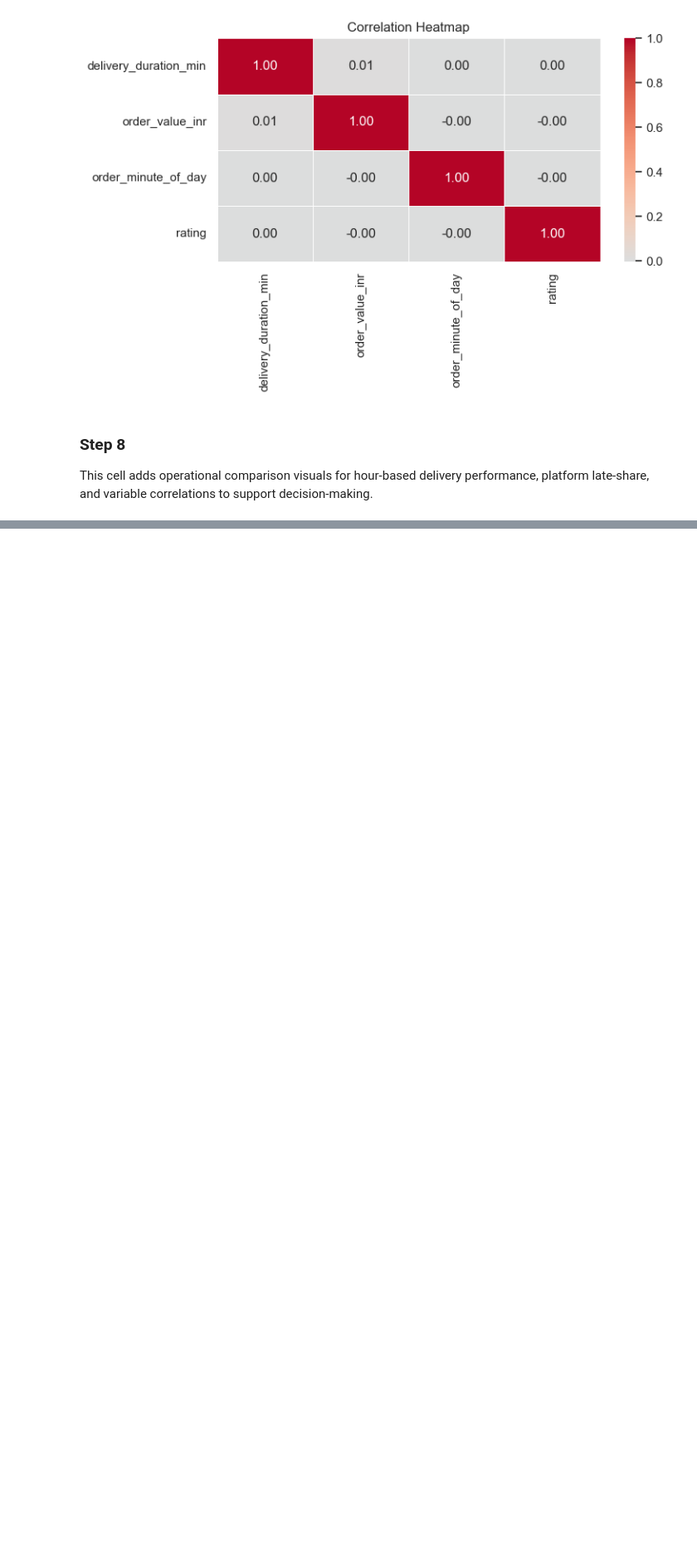
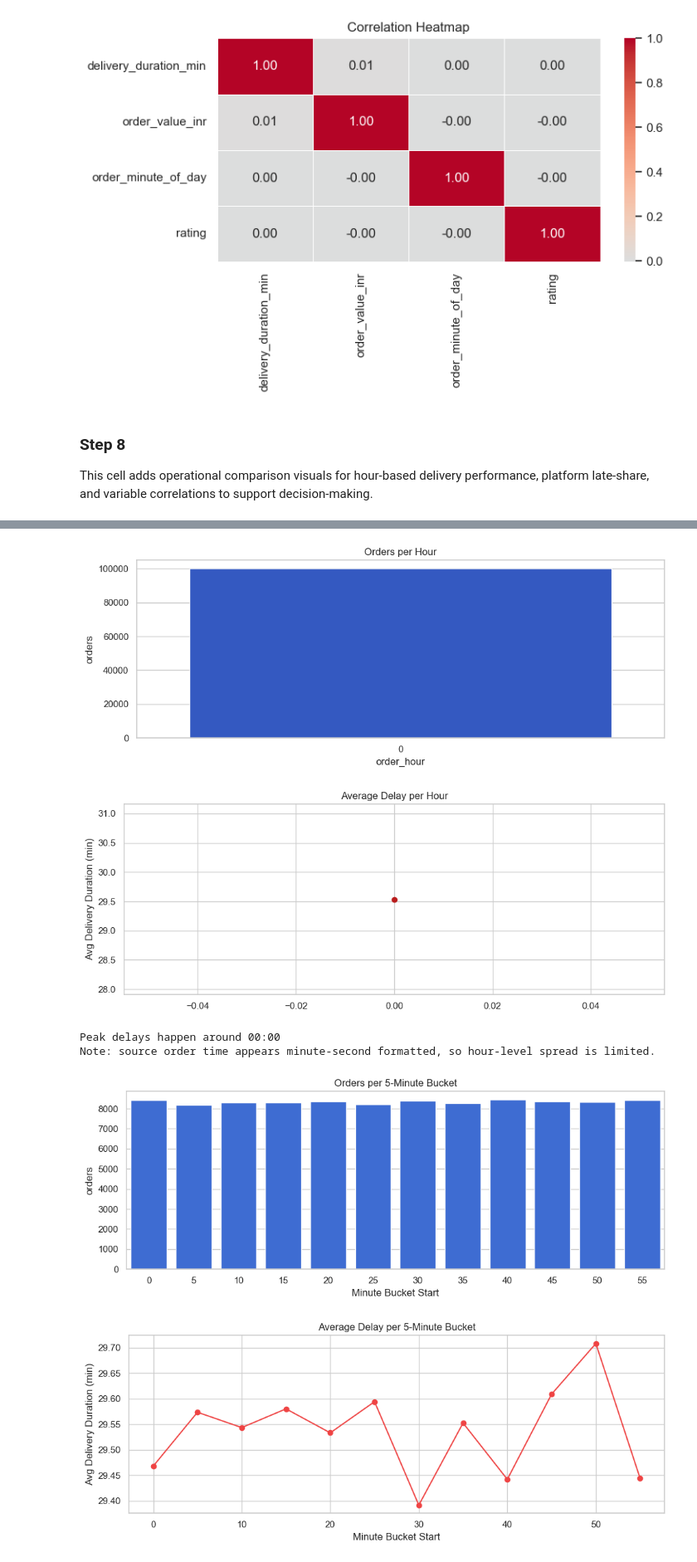
Before and after one commit to bikram73/Food_Delivery_Delay_and_Rating_Analysis, a Jupyter notebook: food_delivery_analysis.ipynb, the cells around one changed output, grey strips where cells are left out. Shown at 83% size. Drawn from its saved outputs; the diff is of its cells as text; code cells hidden in the pictures; blank space fills up the shorter version.

```diff
--- a/food_delivery_analysis.ipynb
+++ b/food_delivery_analysis.ipynb
@@ -238,0 +245,70 @@ This cell adds operational comparison visuals for hour-based delivery performanc
+# %%
+hourly_stats = (
+    cleaned.groupby("order_hour", dropna=True)
+    .agg(
+        orders=("order_id", "count"),
+        avg_delay_min=("delivery_duration_min", "mean"),
+    )
+    .dropna()
+    .sort_index()
+    .reset_index()
+)
+
+hourly_stats["order_hour"] = pd.to_numeric(hourly_stats["order_hour"], errors="coerce")
+hourly_stats["avg_delay_min"] = pd.to_numeric(hourly_stats["avg_delay_min"], errors="coerce")
+hourly_stats = hourly_stats.dropna(subset=["order_hour", "avg_delay_min"])
+
+hourly_stats.head()
+
+plt.figure(figsize=(10, 4))
+sns.barplot(data=hourly_stats, x="order_hour", y="orders", color="#1d4ed8")
+plt.title("Orders per Hour")
+plt.tight_layout()
+plt.show()
+
+plt.figure(figsize=(10, 4))
+plt.plot(hourly_stats["order_hour"], hourly_stats["avg_delay_min"], marker="o", color="#b91c1c")
+plt.title("Average Delay per Hour")
+plt.ylabel("Avg Delivery Duration (min)")
+plt.tight_layout()
+plt.show()
+
+if not hourly_stats.empty:
+    peak_hour = int(hourly_stats.loc[hourly_stats["avg_delay_min"].idxmax(), "order_hour"])
+    print(f"Peak delays happen around {peak_hour:02d}:00")
+
+if hourly_stats["order_hour"].nunique() <= 1 and "order_minute_of_day" in cleaned.columns:
+    print("Note: source order time appears minute-second formatted, so hour-level spread is limited.")
+
+    minute_bucket = (
+        cleaned.assign(minute_bucket=(cleaned["order_minute_of_day"] // 5 * 5).astype("Int64"))
+        .groupby("minute_bucket", dropna=True)
+        .agg(
+            orders=("order_id", "count"),
+            avg_delay_min=("delivery_duration_min", "mean"),
+        )
+        .dropna()
+        .reset_index()
+    )
+
+    plt.figure(figsize=(10, 4))
+    sns.barplot(data=minute_bucket, x="minute_bucket", y="orders", color="#2563eb")
+    plt.title("Orders per 5-Minute Bucket")
+    plt.xlabel("Minute Bucket Start")
+    plt.tight_layout()
+    plt.show()
+
+    plt.figure(figsize=(10, 4))
+    plt.plot(minute_bucket["minute_bucket"], minute_bucket["avg_delay_min"], marker="o", color="#ef4444")
+    plt.title("Average Delay per 5-Minute Bucket")
+    plt.xlabel("Minute Bucket Start")
+    plt.ylabel("Avg Delivery Duration (min)")
+    plt.tight_layout()
+    plt.show()
+# %% [output]
+[figure, added]
+[figure, added]
+Peak delays happen around 00:00
+Note: source order time appears minute-second formatted, so hour-level spread is limited.
+[figure, added]
+[figure, added]
```
Also changed, not shown: parts of 9 cells of this notebook, 4 other files.
